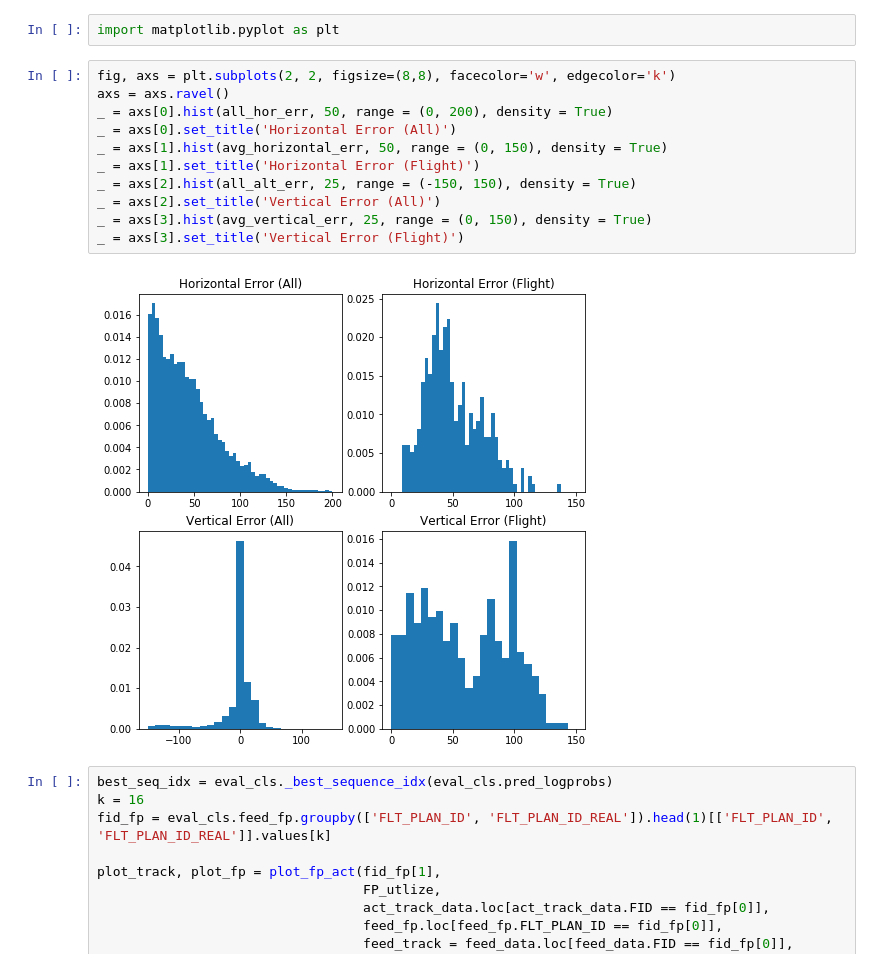
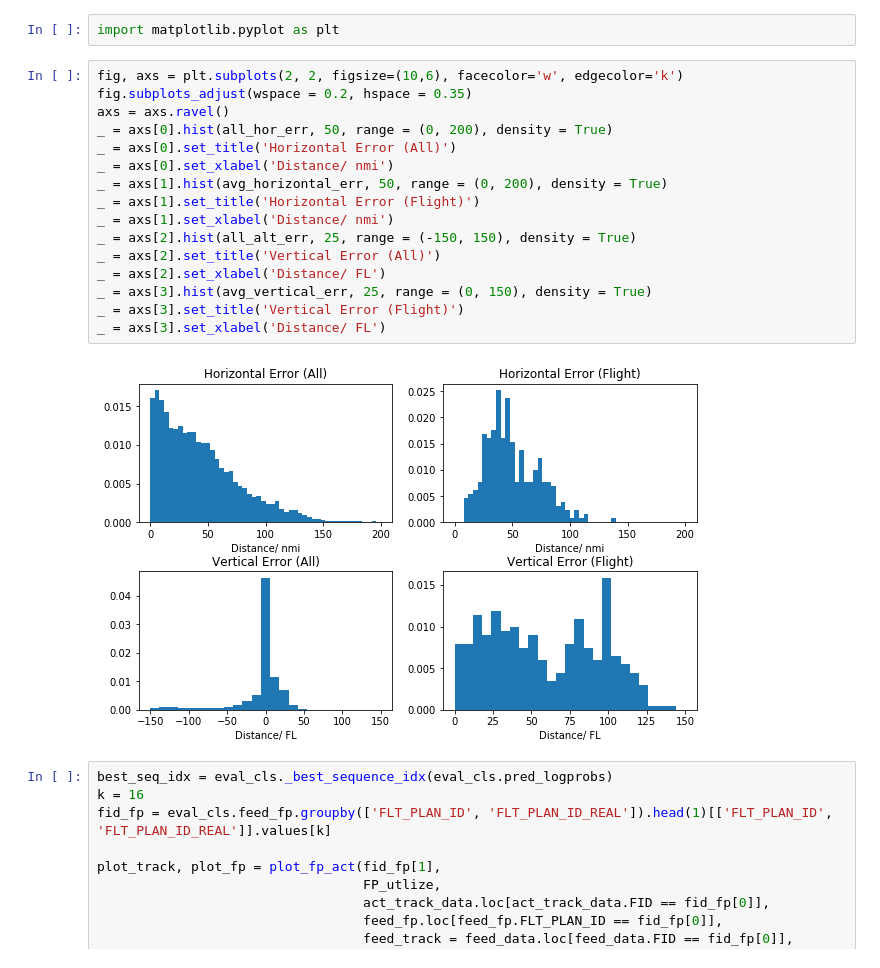
Before and after one commit to yulinliu101/DeepTP, a Jupyter notebook: src/Visualize_Generated_Trajectories.ipynb, the cells around one changed output. Drawn from its saved outputs; the diff is of its cells as text.

Commit message:
adjust figs

```diff
--- a/src/Visualize_Generated_Trajectories.ipynb
+++ b/src/Visualize_Generated_Trajectories.ipynb
@@ -42,18 +42,23 @@ avg_horizontal_err, avg_vertical_err, all_hor_err, all_alt_err = eval_cls.predic
 # %%
 import matplotlib.pyplot as plt
 # %%
-fig, axs = plt.subplots(2, 2, figsize=(8,8), facecolor='w', edgecolor='k')
+fig, axs = plt.subplots(2, 2, figsize=(10,6), facecolor='w', edgecolor='k')
+fig.subplots_adjust(wspace = 0.2, hspace = 0.35)
 axs = axs.ravel()
 _ = axs[0].hist(all_hor_err, 50, range = (0, 200), density = True)
 _ = axs[0].set_title('Horizontal Error (All)')
-_ = axs[1].hist(avg_horizontal_err, 50, range = (0, 150), density = True)
+_ = axs[0].set_xlabel('Distance/ nmi')
+_ = axs[1].hist(avg_horizontal_err, 50, range = (0, 200), density = True)
 _ = axs[1].set_title('Horizontal Error (Flight)')
+_ = axs[1].set_xlabel('Distance/ nmi')
 _ = axs[2].hist(all_alt_err, 25, range = (-150, 150), density = True)
 _ = axs[2].set_title('Vertical Error (All)')
+_ = axs[2].set_xlabel('Distance/ FL')
 _ = axs[3].hist(avg_vertical_err, 25, range = (0, 150), density = True)
 _ = axs[3].set_title('Vertical Error (Flight)')
+_ = axs[3].set_xlabel('Distance/ FL')
 # %% [output]
-[figure, old version]
+[figure, new version]
 # %%
 best_seq_idx = eval_cls._best_sequence_idx(eval_cls.pred_logprobs)
 k = 16
```
Also changed, not shown: 1 other file.
